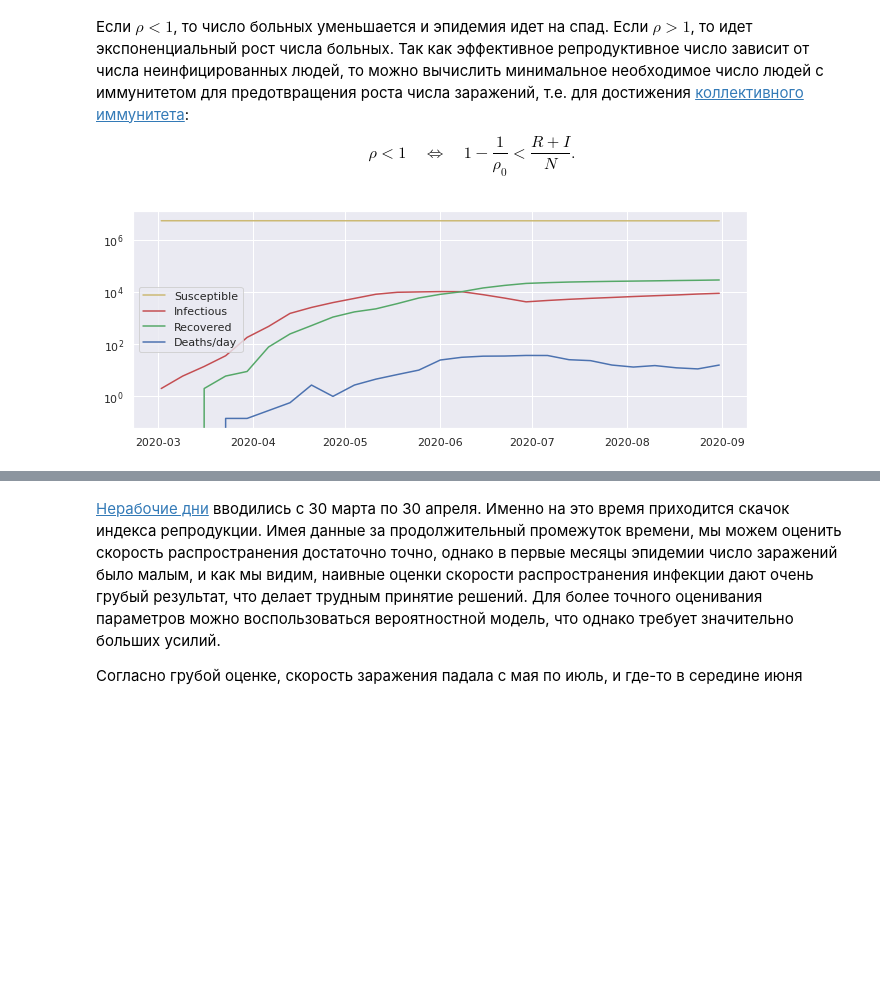
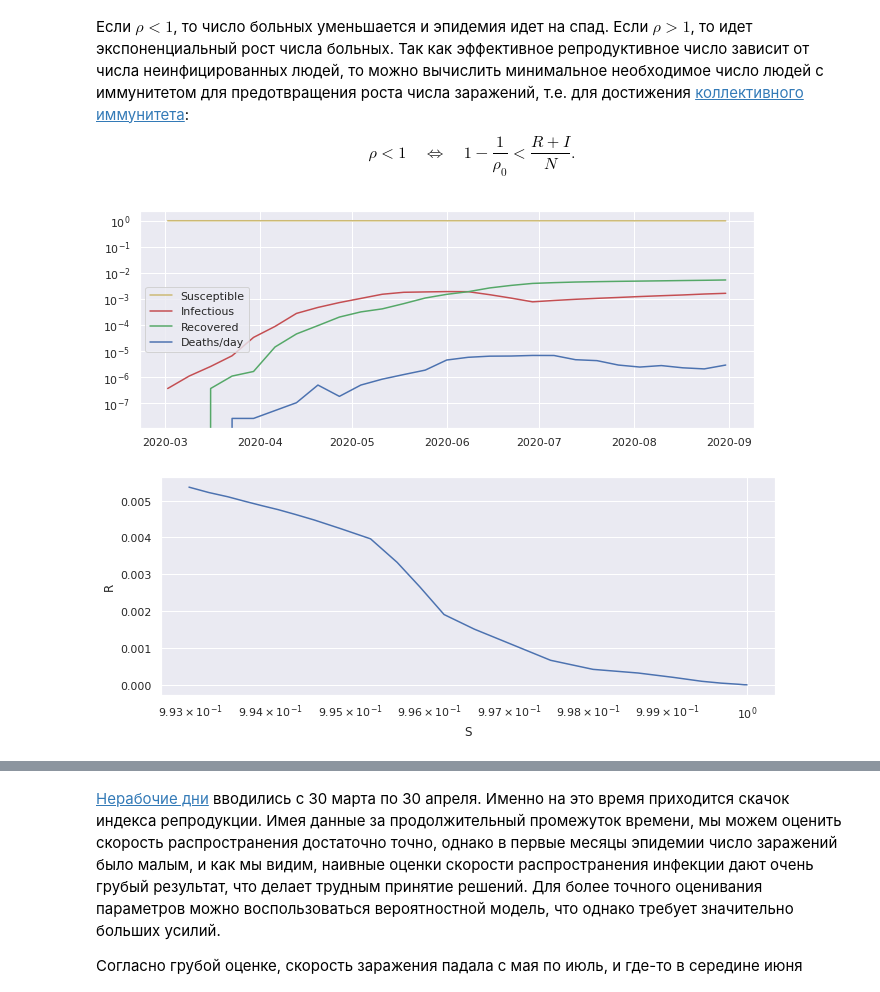
Before and after one commit to alepoydes/introduction-to-numerical-simulation, a Jupyter notebook: practice/covid/COVID-19.ipynb, the cells around one changed output, grey strips where cells are left out. Cells and saved outputs as stored; diff of their text form; code cells hidden in the pictures; blank space fills up the shorter version.

```diff
--- a/practice/covid/COVID-19.ipynb
+++ b/practice/covid/COVID-19.ipynb
@@ -249,26 +249,32 @@ $$
 # %%
 # Выделим из доступных исторических данных величины, описываемые SIR моделью.
 # Число невосприимчивых.
 R = (first_wave['RECOVERED.sk']+first_wave['DEATHS.sk']).cumsum()
 # Всего людей
 N = 5384342
 # Число восприимчивых
 S = N - first_wave['CONFIRMED.sk'].cumsum()
 # Число больных
 I = N - S - R
 # Число умирающих в день.
 dD = first_wave['DEATHS.sk']/7
 
 
 # В первую волну заболело только небольшое число жителей города, поэтому S почти не изменяется.
-plt.semilogy(S, 'y', label='Susceptible')
-plt.semilogy(I, 'r', label='Infectious')
-plt.semilogy(R, 'g', label='Recovered')
-plt.semilogy(dD, 'b', label='Deaths/day')
+plt.semilogy(S/N, 'y', label='Susceptible')
+plt.semilogy(I/N, 'r', label='Infectious')
+plt.semilogy(R/N, 'g', label='Recovered')
+plt.semilogy(dD/N, 'b', label='Deaths/day')
 plt.legend()
 plt.show()
+
+plt.semilogx(S/N, R/N)
+plt.xlabel('S')
+plt.ylabel('R')
+plt.show()
 # %% [output]
-[figure, old version]
+[figure, new version]
+[figure, added]
 # %%
 # Заменив производные в уравнениях SIR модели на конечные разности мы можем оценить
 # константы модели в каждый момент времени.
```
Also changed, not shown: parts of 10 cells of this notebook.
